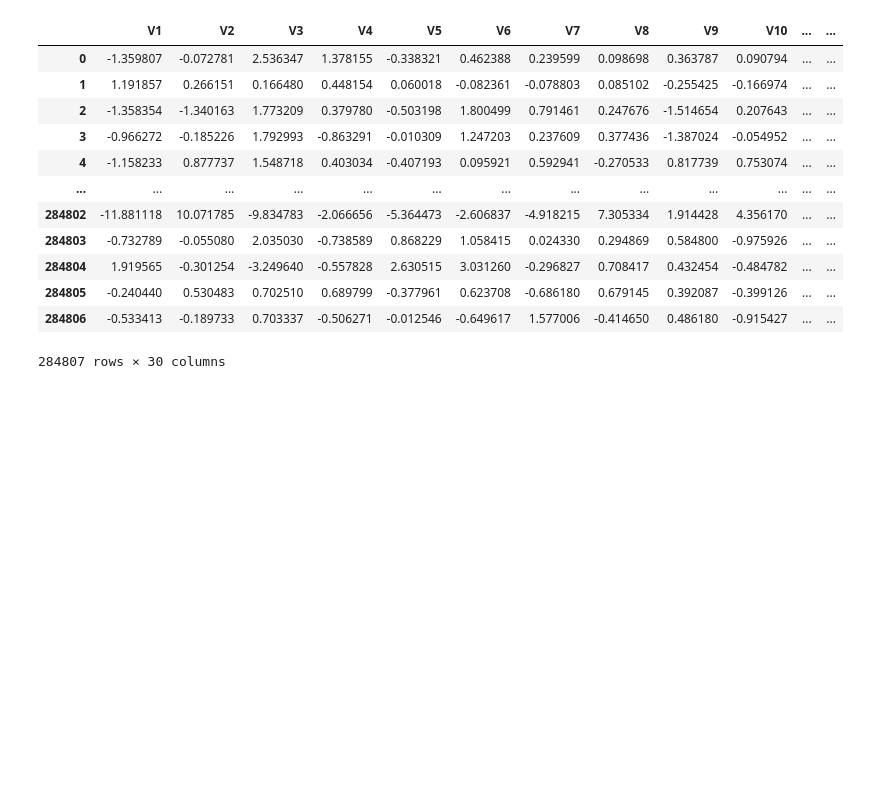
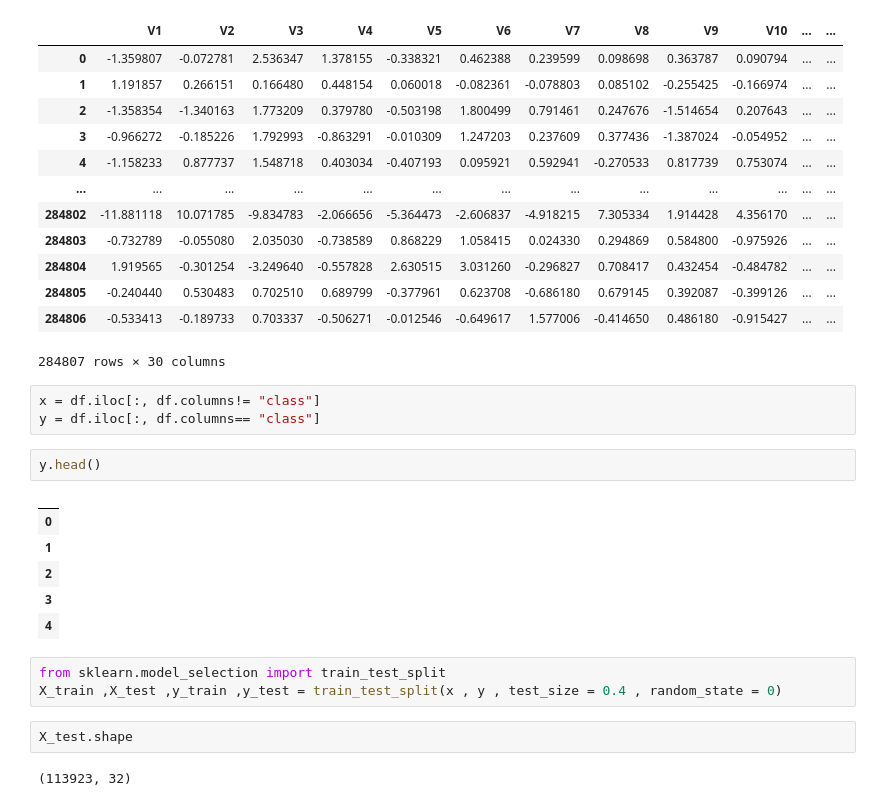
Before and after one commit to BHARATHBN-123/Creditcard_Fraud_detection, a Jupyter notebook: Untitled0.ipynb, the cells around one changed output. Drawn from its saved outputs; the diff is of its cells as text; blank space fills up the shorter version.

```diff
--- a/Untitled0.ipynb
+++ b/Untitled0.ipynb
@@ -40,3 +40,22 @@ df.drop(['Amount','Time'], axis =1)
 | 284805 | -0.240440 | 0.530483 | 0.702510 | 0.689799 | -0.377961 | 0.623708 | -0.686180 | 0.679145 | 0.392087 | -0.399126 | ... | ... |
 | 284806 | -0.533413 | -0.189733 | 0.703337 | -0.506271 | -0.012546 | -0.649617 | 1.577006 | -0.414650 | 0.486180 | -0.915427 | ... | ... |
 284807 rows × 30 columns
+# %%
+x = df.iloc[:, df.columns!= "class"]
+y = df.iloc[:, df.columns== "class"]
+# %%
+y.head()
+# %% [output]
+|  |
+| 0 |
+| 1 |
+| 2 |
+| 3 |
+| 4 |
+# %%
+from sklearn.model_selection import train_test_split
+X_train ,X_test ,y_train ,y_test = train_test_split(x , y , test_size = 0.4 , random_state = 0)
+# %%
+X_test.shape
+# %% [output]
+(113923, 32)
```
